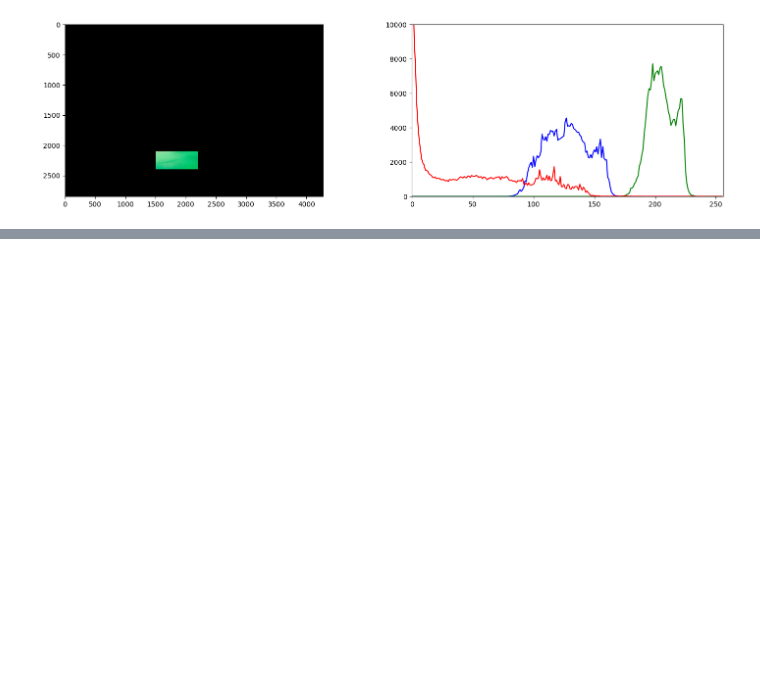
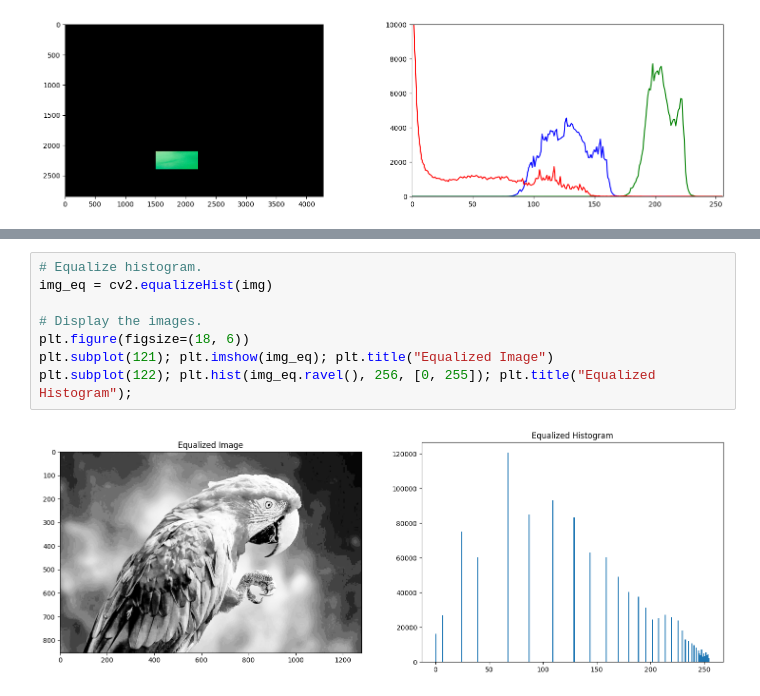
Before and after one commit to saulyaguana/Histograms-ColorSegmentation, a Jupyter notebook: histograms/histograms.ipynb, the cells around one changed output, grey strips where cells are left out. Cells and saved outputs as stored; diff of their text form; blank space fills up the shorter version.

```diff
--- a/histograms/histograms.ipynb
+++ b/histograms/histograms.ipynb
@@ -221,0 +235,10 @@ plt.ylim([0, 10000]);
+# %%
+# Equalize histogram.
+img_eq = cv2.equalizeHist(img)
+
+# Display the images.
+plt.figure(figsize=(18, 6))
+plt.subplot(121); plt.imshow(img_eq); plt.title("Equalized Image")
+plt.subplot(122); plt.hist(img_eq.ravel(), 256, [0, 255]); plt.title("Equalized Histogram");
+# %% [output]
+[figure, added]
```
Also changed, not shown: parts of 4 cells of this notebook, 1 other file.
